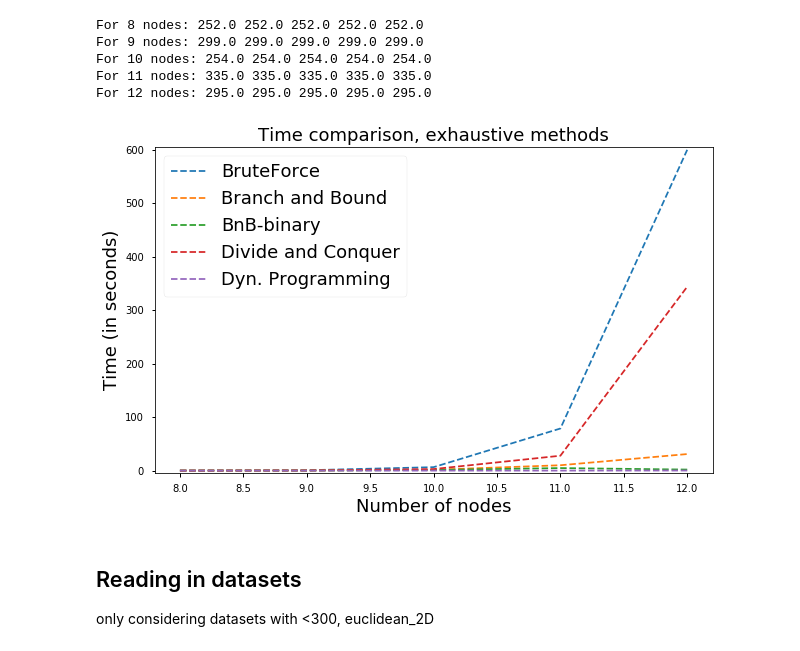
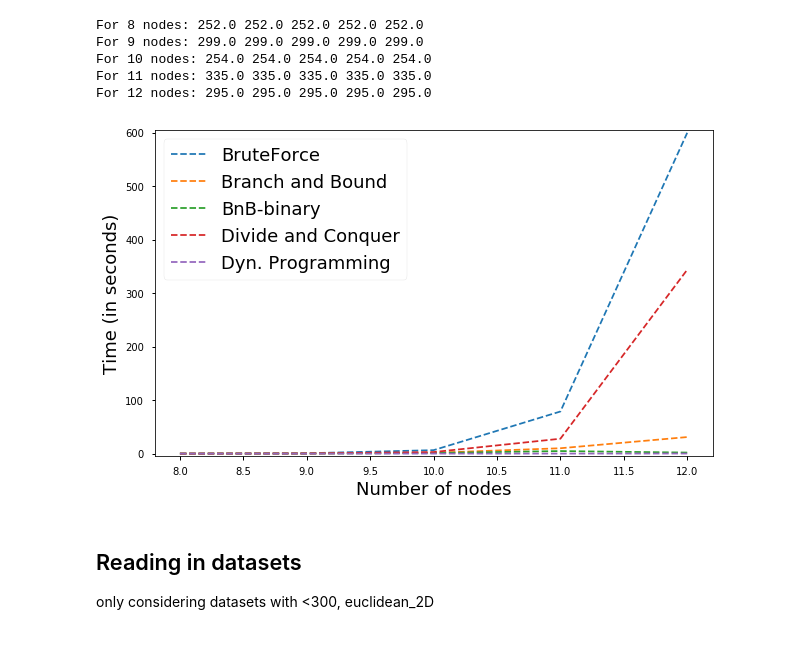
Before and after one commit to FabianWalocha/TSProject, a Jupyter notebook: benchmarking/Benchmarking.ipynb, the cells around one changed output. Cells and saved outputs as stored; diff of their text form; code cells hidden in the pictures.

Commit message:
removed titles in favor of captions

```diff
--- a/benchmarking/Benchmarking.ipynb
+++ b/benchmarking/Benchmarking.ipynb
@@ -131,15 +130,14 @@ for idx in range(lowN,highN):
 # %%
 vals = np.transpose(np.squeeze([t1,t2,t3,t4,t5]))
 plt.figure(figsize=(10,6))
 plt.plot(range(lowN,highN),list(vals), '--')
 plt.legend(['BruteForce','Branch and Bound','BnB-binary','Divide and Conquer','Dyn. Programming'],fontsize=18)
-plt.title('Time comparison, exhaustive methods',fontsize=18)
 plt.xlabel('Number of nodes',fontsize=18)
 plt.ylabel('Time (in seconds)',fontsize=18)
 plt.ylim([-5,605])
 plt.savefig('../plots/compExhaustive.png', dpi=300, bbox_inches="tight")
 # %% [output]
-[figure, old version]
+[figure, new version]
 # %%
 file_Name = "../results/resExhaustive"
 fileObject = open(file_Name, 'wb')
```
Also changed, not shown: parts of 5 cells of this notebook, 6 other files.
